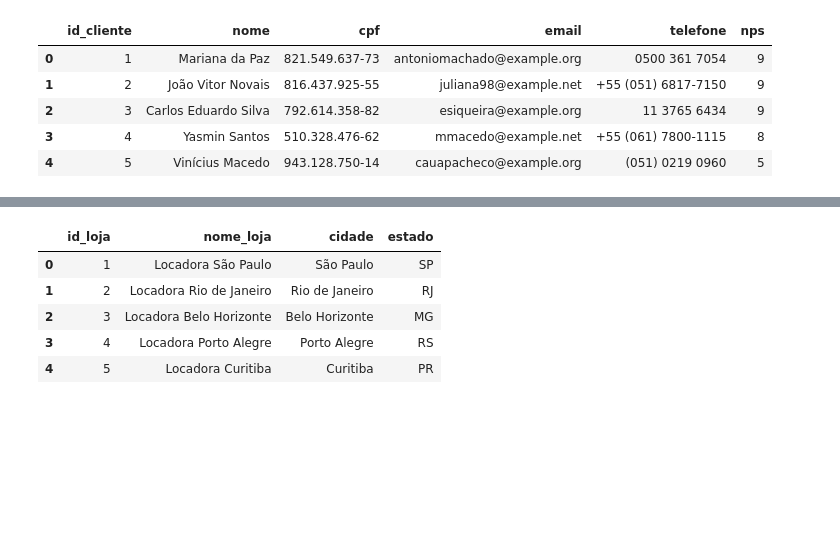
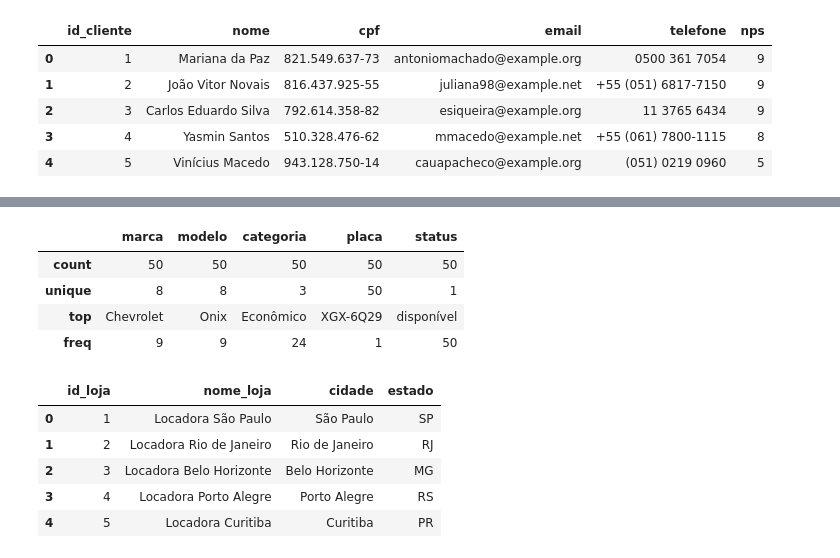
Before and after one commit to fabiobaroliveira/gerador_base_de_dados, a Jupyter notebook: locadora_de_veículos.ipynb, the cells around one changed output, grey strips where cells are left out. Cells and saved outputs as stored; diff of their text form; code cells hidden in the pictures; blank space fills up the shorter version.

```diff
--- a/locadora_de_veículos.ipynb
+++ b/locadora_de_veículos.ipynb
@@ -223,6 +231,14 @@ veiculos_df.head()
 | 2 | 3 | Chevrolet | Onix | Econômico | 2019 | ISP-7O20 | disponível | 39417 | 11 |
 | 3 | 4 | Toyota | Corolla | Intermediário | 2023 | ZHU-5I70 | disponível | 93650 | 0 |
 | 4 | 5 | Toyota | Corolla | Intermediário | 2021 | MKM-8N07 | disponível | 54896 | 10 |
+# %%
+veiculos_df.describe(include='object')
+# %% [output]
+|  | marca | modelo | categoria | placa | status |
+| count | 50 | 50 | 50 | 50 | 50 |
+| unique | 8 | 8 | 3 | 50 | 1 |
+| top | Chevrolet | Onix | Econômico | XGX-6Q29 | disponível |
+| freq | 9 | 9 | 24 | 1 | 50 |
 # %%
 lojas_df.head()
 # %% [output]
```
Also changed, not shown: parts of 2 cells of this notebook.
